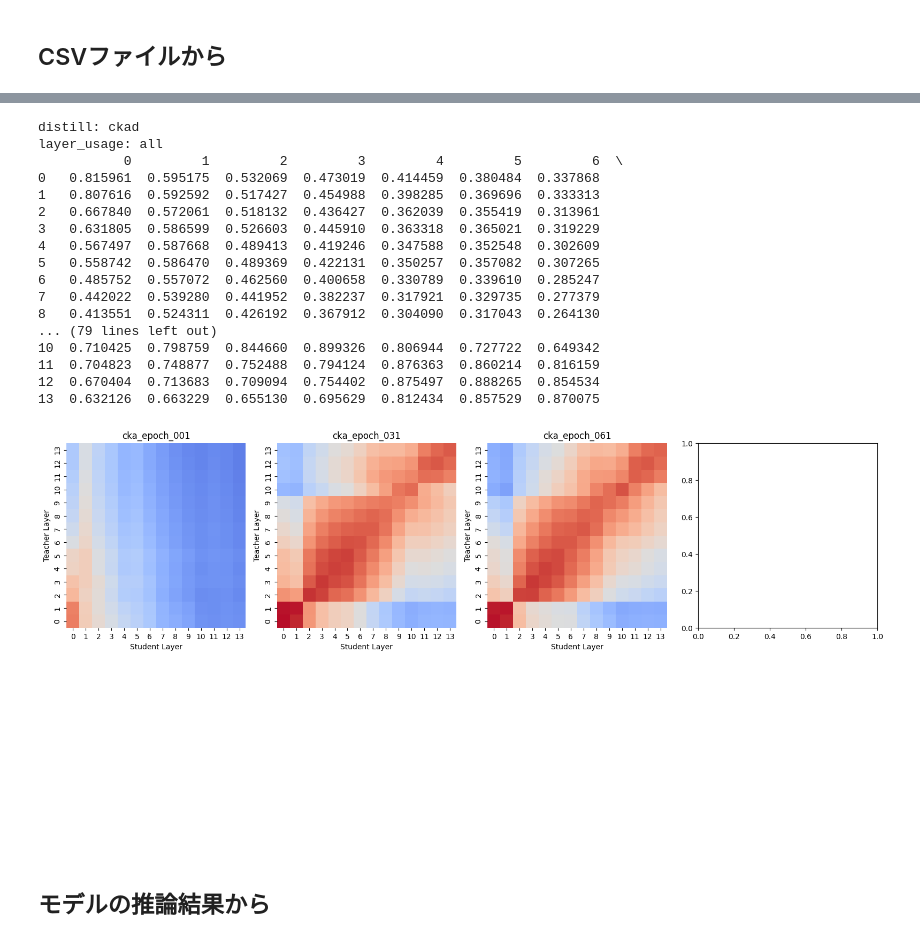
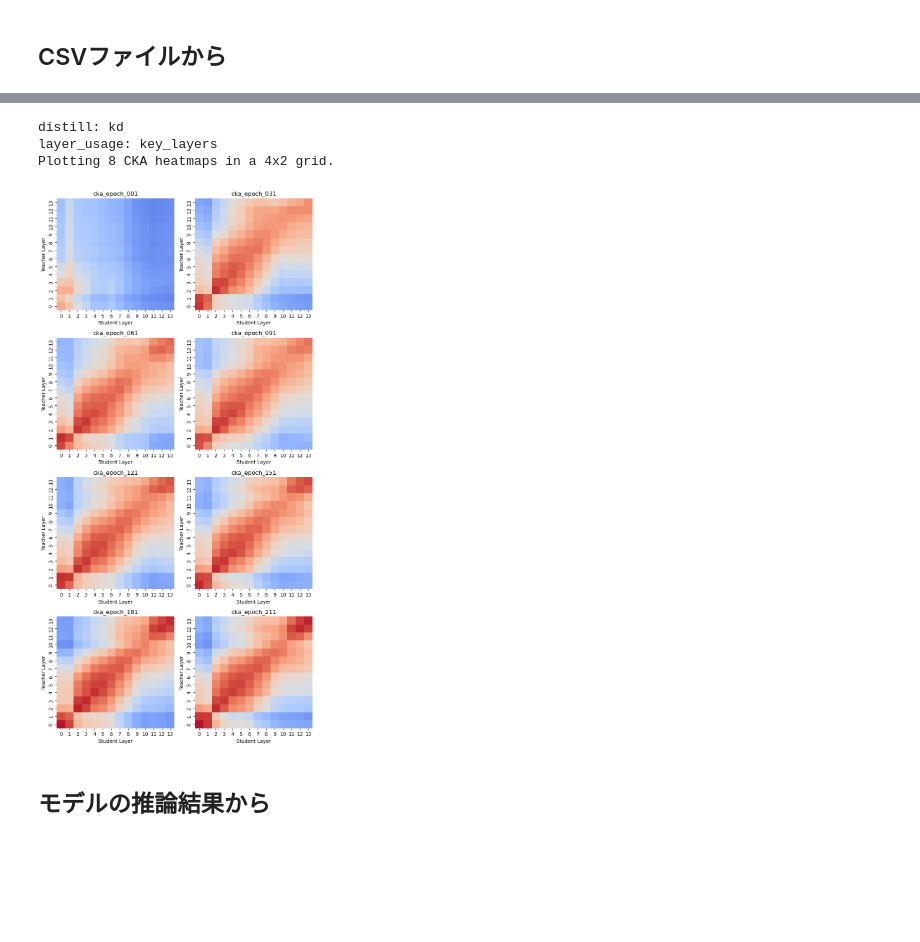
Before and after one commit to Komatsunabok/strkd0928, a Jupyter notebook: visualize/viz_ckaMtrics.ipynb, the cells around one changed output, grey strips where cells are left out. Drawn from its saved outputs; the diff is of its cells as text; code cells hidden in the pictures; blank space fills up the shorter version.

```diff
--- a/visualize/viz_ckaMtrics.ipynb
+++ b/visualize/viz_ckaMtrics.ipynb
@@ -53,7 +53,7 @@ def plot_cka(df, ax=None, cmap="coolwarm", vmin=0, vmax=1, title=None, cbar=Fals
     return ax
 
 
-def plot_all_cka_in_folder(folder_path, max_cols=4):
+def plot_all_cka_in_folder(folder_path, max_cols=4, subplot_kwargs=[]):
     """
     指定フォルダ内のすべてのCKA CSVファイルをグリッド表示する関数。
 
@@ -71,8 +71,15 @@ def plot_all_cka_in_folder(folder_path, max_cols=4):
         return
 
     n = len(csv_files)
-    ncols = min(max_cols, n)
-    nrows = (n + ncols - 1) // ncols  # 行数を自動計算
+
+    if subplot_kwargs == []:
+        ncols = min(max_cols, n)
+        nrows = (n + ncols - 1) // ncols  # 行数を自動計算
+    else:
+        ncols = subplot_kwargs[0]
+        nrows = subplot_kwargs[1]
+
+    print(f"Plotting {n} CKA heatmaps in a {nrows}x{ncols} grid.")
 
     # === Figure作成 ===
     fig, axes = plt.subplots(nrows, ncols, figsize=(4*ncols, 4*nrows))
@@ -151,34 +156,22 @@ for i in (os.listdir(base_dir)):
 # %%
 import os
 base_dir = os.path.join("..", "save")
 
-model_name = "S_vgg16_bn-T_vgg16_bn-cifar100-trial_0-epochs_240-bs_64-ckad-cls_1.0-div_1.0-beta_10.0-20251020_185856"
+model_name = "S_vgg16_bn_half-T_vgg16_bn-cifar100-trial_0-epochs_240-bs_64-kd-cls_1.0-div_1.0-beta_100.0-20251104_143420"
+
+
 cka_name = "cka_log_" + model_name
 
 cka_dir = os.path.join(base_dir, "cka_logs", cka_name) # folder
 json_path = os.path.join(base_dir, "students", "models", model_name, "parameters.json")
 
 show_json_info(json_path, keys=["distill", "layer_usage"])
-plot_all_cka_in_folder(cka_dir)
+plot_all_cka_in_folder(cka_dir, subplot_kwargs=[2, 4])
 # %% [output]
-distill: ckad
-layer_usage: all
-           0         1         2         3         4         5         6  \
-0   0.815961  0.595175  0.532069  0.473019  0.414459  0.380484  0.337868
-1   0.807616  0.592592  0.517427  0.454988  0.398285  0.369696  0.333313
-2   0.667840  0.572061  0.518132  0.436427  0.362039  0.355419  0.313961
-3   0.631805  0.586599  0.526603  0.445910  0.363318  0.365021  0.319229
-4   0.567497  0.587668  0.489413  0.419246  0.347588  0.352548  0.302609
-5   0.558742  0.586470  0.489369  0.422131  0.350257  0.357082  0.307265
-6   0.485752  0.557072  0.462560  0.400658  0.330789  0.339610  0.285247
-7   0.442022  0.539280  0.441952  0.382237  0.317921  0.329735  0.277379
-8   0.413551  0.524311  0.426192  0.367912  0.304090  0.317043  0.264130
-... (79 lines left out)
-10  0.710425  0.798759  0.844660  0.899326  0.806944  0.727722  0.649342
-11  0.704823  0.748877  0.752488  0.794124  0.876363  0.860214  0.816159
-12  0.670404  0.713683  0.709094  0.754402  0.875497  0.888265  0.854534
-13  0.632126  0.663229  0.655130  0.695629  0.812434  0.857529  0.870075
+distill: kd
+layer_usage: key_layers
+Plotting 8 CKA heatmaps in a 4x2 grid.
-[figure, old version]
+[figure, new version]
 # %% [markdown]
 ## モデルの推論結果から
 # %%
```
Also changed, not shown: parts of 1 cell of this notebook, 3 other files.
